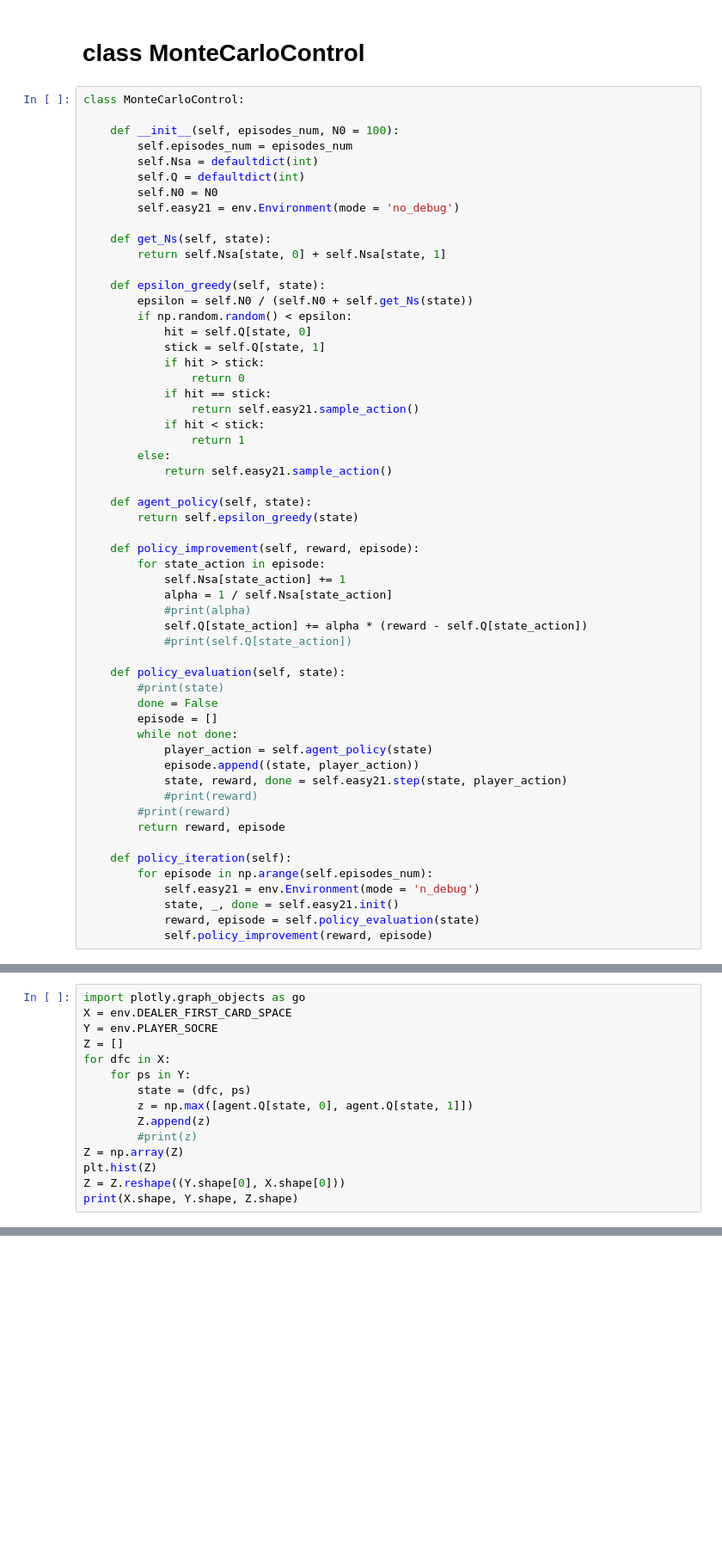
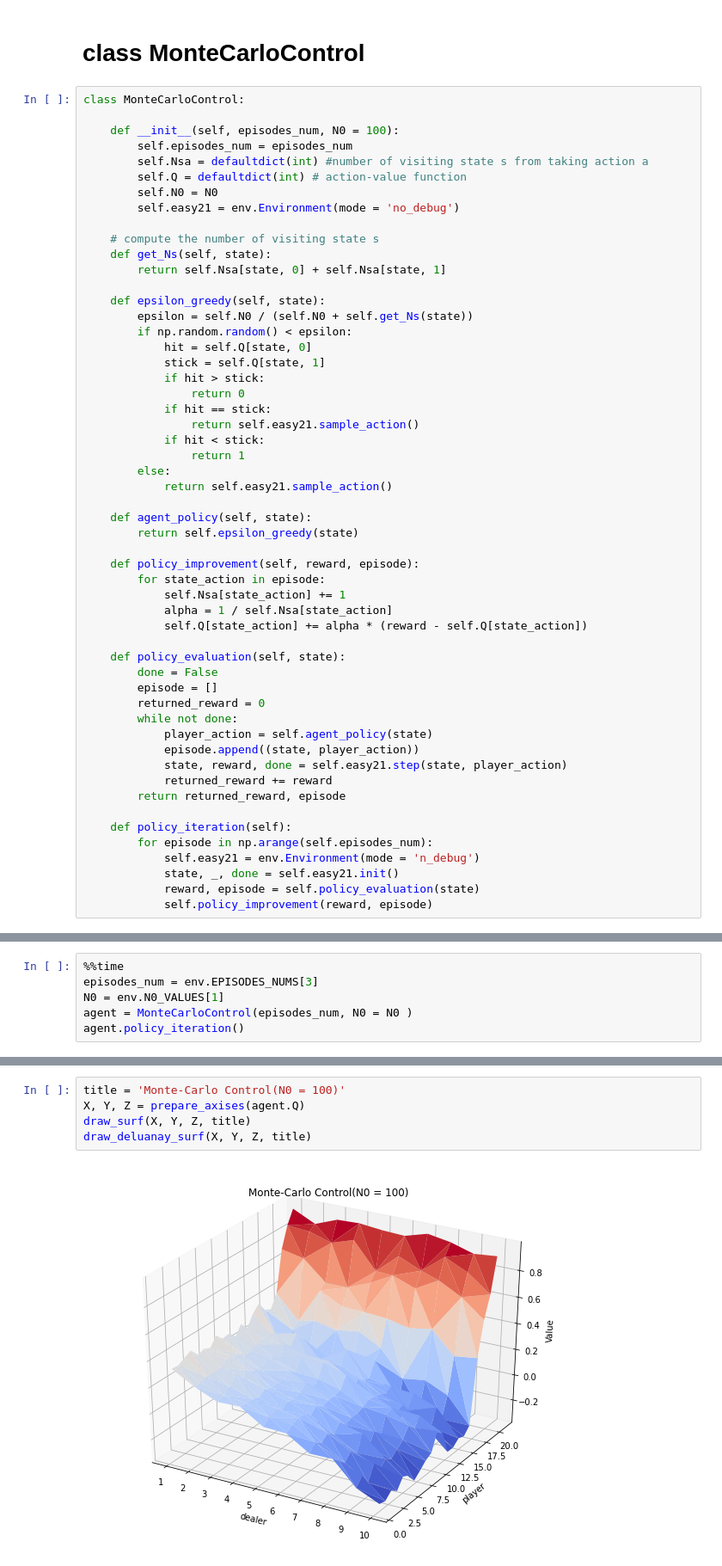
Before and after one commit to basselkassem/easy21, a Jupyter notebook: monteControl_control.ipynb, the cells around one changed output, grey strips where cells are left out. Shown at 86% size. Drawn from its saved outputs; the diff is of its cells as text; blank space fills up the shorter version.

```diff
--- a/monteControl_control.ipynb
+++ b/monteControl_control.ipynb
@@ -59,11 +57,12 @@ class MonteCarloControl:
 
     def __init__(self, episodes_num, N0 = 100):
         self.episodes_num = episodes_num
-        self.Nsa = defaultdict(int)
-        self.Q = defaultdict(int)
+        self.Nsa = defaultdict(int) #number of visiting state s from taking action a
+        self.Q = defaultdict(int) # action-value function
         self.N0 = N0
         self.easy21 = env.Environment(mode = 'no_debug')
 
+    # compute the number of visiting state s
     def get_Ns(self, state):
         return self.Nsa[state, 0] + self.Nsa[state, 1]
 
@@ -88,21 +87,18 @@ class MonteCarloControl:
         for state_action in episode:
             self.Nsa[state_action] += 1
             alpha = 1 / self.Nsa[state_action]
-            #print(alpha)
             self.Q[state_action] += alpha * (reward - self.Q[state_action])
-            #print(self.Q[state_action])
 
     def policy_evaluation(self, state):
-        #print(state)
         done = False
         episode = []
+        returned_reward = 0
         while not done:
             player_action = self.agent_policy(state)
             episode.append((state, player_action))
             state, reward, done = self.easy21.step(state, player_action)
-            #print(reward)
-        #print(reward)
-        return reward, episode
+            returned_reward += reward
+        return returned_reward, episode
 
     def policy_iteration(self):
         for episode in np.arange(self.episodes_num):
@@ -119,15 +108,0 @@ agent.policy_iteration()
-# %%
-import plotly.graph_objects as go
-X = env.DEALER_FIRST_CARD_SPACE
-Y = env.PLAYER_SOCRE
-Z = []
-for dfc in X:
-    for ps in Y:
-        state = (dfc, ps)
-        z = np.max([agent.Q[state, 0], agent.Q[state, 1]])
-        Z.append(z)
-        #print(z)
-Z = np.array(Z)
-plt.hist(Z)
-Z = Z.reshape((Y.shape[0], X.shape[0]))
-print(X.shape, Y.shape, Z.shape)
@@ -204,0 +166,6 @@ plt.xticks(np.arange(1, 11))
+# %%
+%%time
+episodes_num = env.EPISODES_NUMS[3]
+N0 = env.N0_VALUES[1]
+agent = MonteCarloControl(episodes_num, N0 = N0 )
+agent.policy_iteration()
@@ -204,0 +177,7 @@ plt.xticks(np.arange(1, 11))
+# %%
+title = 'Monte-Carlo Control(N0 = 100)'
+X, Y, Z = prepare_axises(agent.Q)
+draw_surf(X, Y, Z, title)
+draw_deluanay_surf(X, Y, Z, title)
+# %% [output]
+[figure, added]
```
Also changed, not shown: parts of 23 cells of this notebook.
